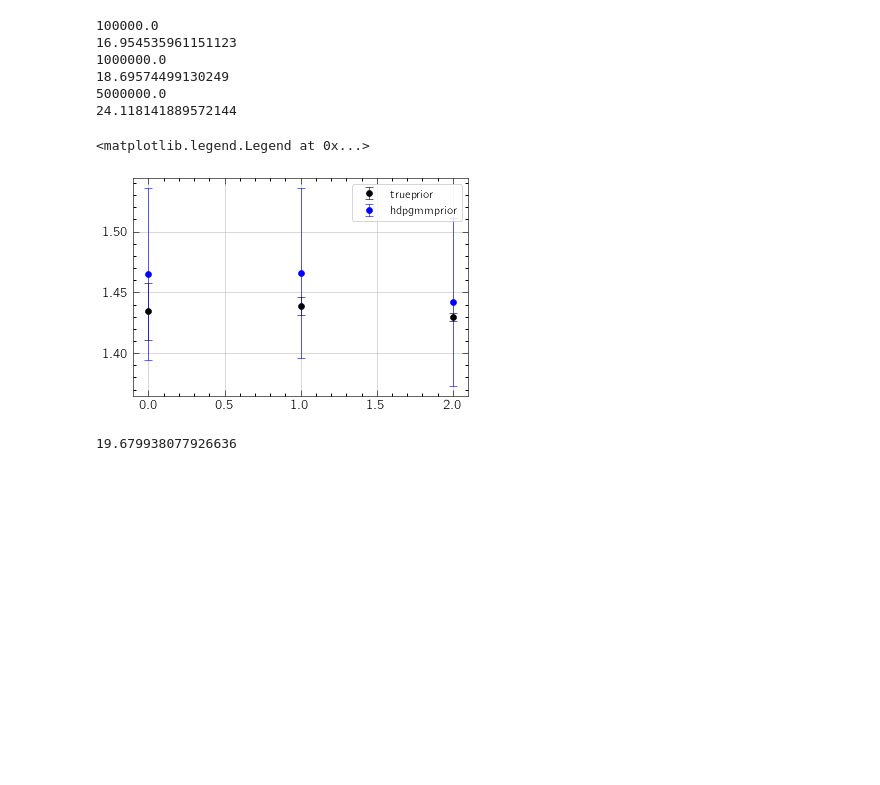
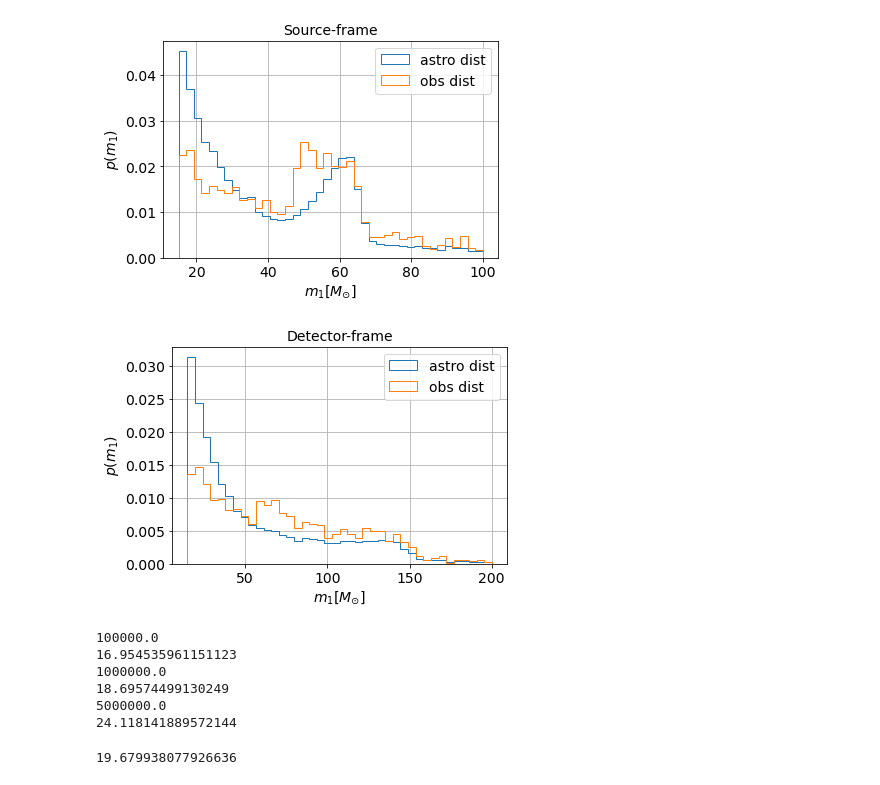
Before and after one commit to sterinaldi/lensingpop, a Jupyter notebook: result/BLU.ipynb, the cells around one changed output. Drawn from its saved outputs; the diff is of its cells as text; code cells hidden in the pictures; blank space fills up the shorter version.

```diff
--- a/result/BLU.ipynb
+++ b/result/BLU.ipynb
@@ -35,6 +35,51 @@ if load_data:
     blu_hdpgmm = data['bh']
     blu_pl = data['bp']
     blu_uni = data['bu']
+# %%
+import time
+import sys
+from blu import *
+import matplotlib.pyplot as plt
+data=np.load(data_dir+'/catalog/PowerlawplusPeakplusDelta30000Samples.npz')
+m1,m2,redshift = data['m1'],data['m2'],data['redshift']
+plt.hist(m1,bins=40,range=(15,100),density=True,histtype='step',label='astro dist')
+
+data=np.load(data_dir+'/catalog/Catalog_30000Samples_afterSelection.npz')
+m1,m2,redshift = data['m1'],data['m2'],data['redshift']
+
+
+plt.hist(m1,bins=40,range=(15,100),density=True,histtype='step',label='obs dist')
+plt.title('Source-frame',fontsize=14)
+plt.ylabel(r'$p(m_1)$',fontsize=14)
+plt.xlabel(r'$m_1 [M_{\odot}]$',fontsize=14)
+plt.grid(True)
+plt.legend(fontsize=14)
+plt.tick_params(axis='both', which='major', labelsize=14)
+plt.savefig('marginal_m1_src.png',bbox_inches = 'tight')
+plt.show()
+import time
+import sys
+from blu import *
+import matplotlib.pyplot as plt
+data=np.load(data_dir+'/catalog/PowerlawplusPeakplusDelta30000Samples.npz')
+m1,m2,redshift = data['m1'],data['m2'],data['redshift']
+plt.hist(m1*(1+redshift),bins=40,range=(15,200),density=True,histtype='step',label='astro dist')
+
+data=np.load(data_dir+'/catalog/Catalog_30000Samples_afterSelection.npz')
+m1,m2,redshift = data['m1'],data['m2'],data['redshift']
+
+
+plt.hist(m1*(1+redshift),bins=40,range=(15,200),density=True,histtype='step',label='obs dist')
+plt.title('Detector-frame',fontsize=14)
+plt.ylabel(r'$p(m_1)$',fontsize=14)
+plt.xlabel(r'$m_1 [M_{\odot}]$',fontsize=14)
+plt.grid(True)
+plt.legend(fontsize=14)
+plt.tick_params(axis='both', which='major', labelsize=14)
+plt.savefig('marginal_m1_src.png',bbox_inches = 'tight')
+# %% [output]
+[figure, added]
+[figure, added]
 # %%
 bt = []
 bh = []
@@ -68,13 +106,3 @@ bh = log_blu(bh)
-# %%
-
-plt.errorbar(np.arange(bt.shape[0]),bt[:,0], bt[:,1],solid_capstyle='projecting',color='black',
-                     capsize=4,fmt='o',label=r'$\mathrm{true prior}$')
-plt.errorbar(np.arange(bt.shape[0]),bh[:,0], bh[:,1],solid_capstyle='projecting',color='blue',
-                     capsize=4,fmt='o',label=r'$\mathrm{hdpgmm prior}$')
-plt.legend()
-# %% [output]
-<matplotlib.legend.Legend at 0x...>
-[figure, removed]
 # %%
 m1z = m1z=m1*(1+redshift)
 m1z = m1z[:int(m1z.size/2)]
```
Also changed, not shown: parts of 3 cells of this notebook.
